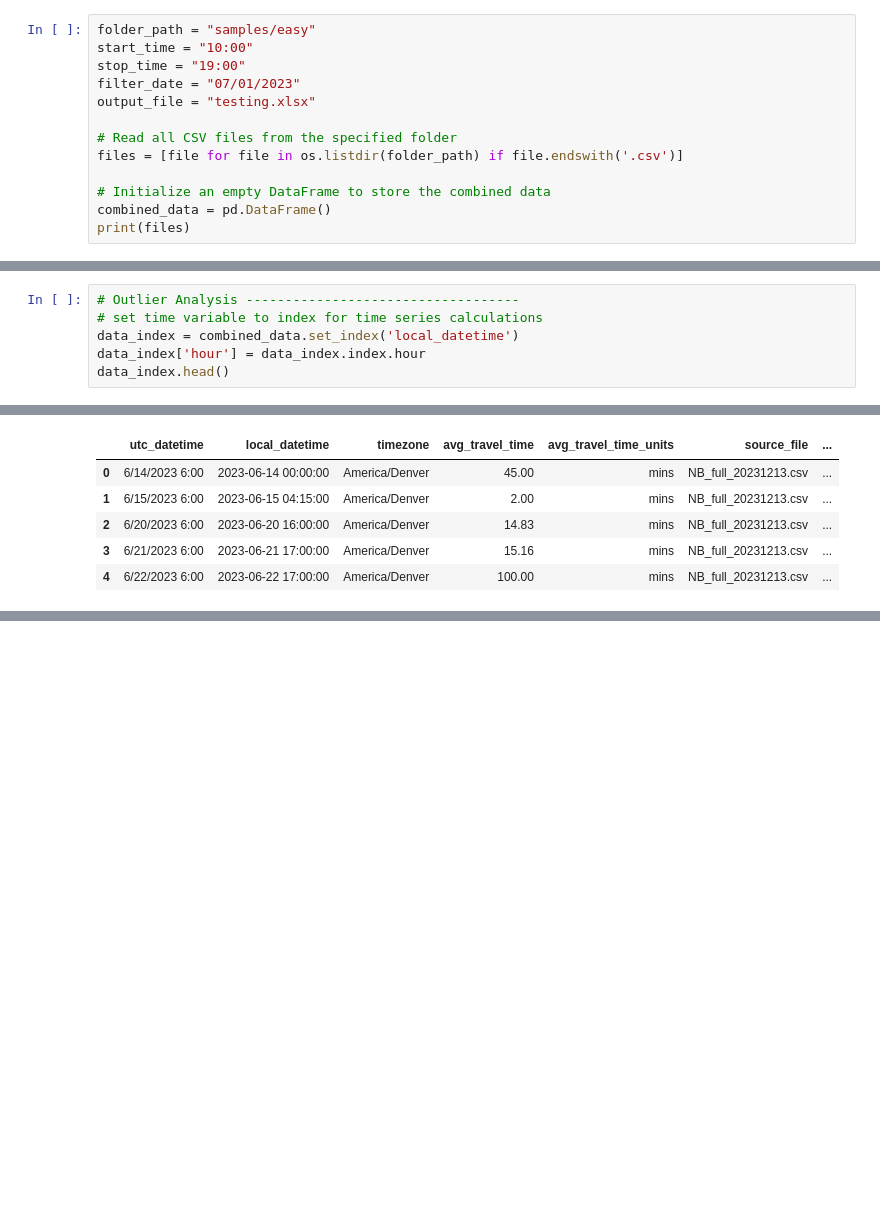
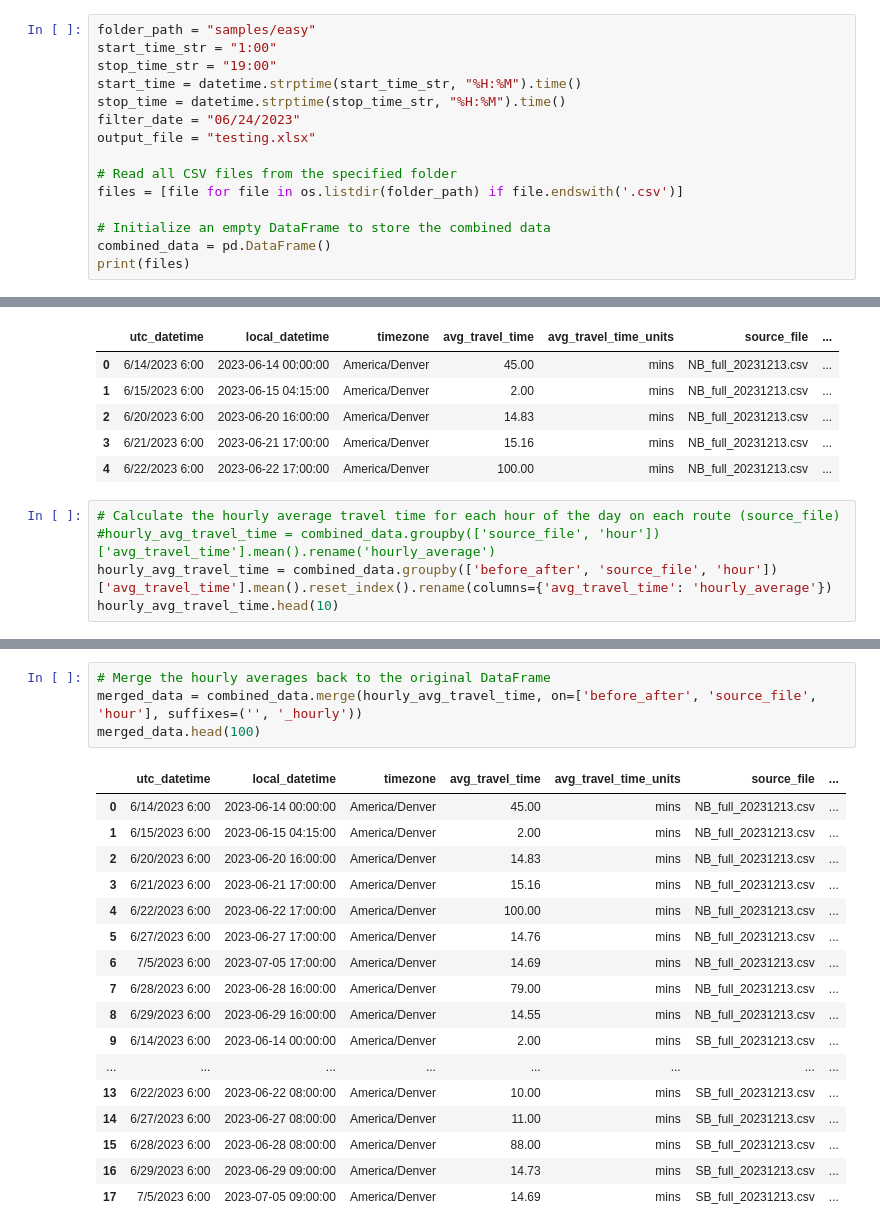
Before and after one commit to natelant/Avenue-Tools, a Jupyter notebook: TravelTimeTool/sandbox-travel_times.ipynb, the cells around one changed output, grey strips where cells are left out. Saved outputs shown, nothing was run; the diff lists cells and outputs as text; blank space fills up the shorter version.

Commit message:
Cleaned the outlier analysis
no need for data_index. filter function was optimized.

```diff
--- a/TravelTimeTool/sandbox-travel_times.ipynb
+++ b/TravelTimeTool/sandbox-travel_times.ipynb
@@ -11,9 +12,11 @@ pd.set_option('display.max_columns', None)
 Hard code the inputs and read in the data.
 # %%
 folder_path = "samples/easy"
-start_time = "10:00"
-stop_time = "19:00"
-filter_date = "07/01/2023"
+start_time_str = "1:00"
+stop_time_str = "19:00"
+start_time = datetime.strptime(start_time_str, "%H:%M").time()
+stop_time = datetime.strptime(stop_time_str, "%H:%M").time()
+filter_date = "06/24/2023"
 output_file = "testing.xlsx"
 
 # Read all CSV files from the specified folder
@@ -58,9 +61,3 @@ combined_data.head()
 | 4 | 6/22/2023 6:00 | 2023-06-22 17:00:00 | America/Denver | 100.00 | mins | NB_full_20231213.csv | ... |
 # %% [markdown]
 At this point, maybe I can avoid the index part...
-# %%
-# Outlier Analysis -----------------------------------
-# set time variable to index for time series calculations
-data_index = combined_data.set_index('local_datetime')
-data_index['hour'] = data_index.index.hour
-data_index.head()
@@ -82,3 +71,8 @@ combined_data.head()
 | 2 | 6/20/2023 6:00 | 2023-06-20 16:00:00 | America/Denver | 14.83 | mins | NB_full_20231213.csv | ... |
 | 3 | 6/21/2023 6:00 | 2023-06-21 17:00:00 | America/Denver | 15.16 | mins | NB_full_20231213.csv | ... |
 | 4 | 6/22/2023 6:00 | 2023-06-22 17:00:00 | America/Denver | 100.00 | mins | NB_full_20231213.csv | ... |
+# %%
+# Calculate the hourly average travel time for each hour of the day on each route (source_file)
+#hourly_avg_travel_time = combined_data.groupby(['source_file', 'hour'])['avg_travel_time'].mean().rename('hourly_average')
+hourly_avg_travel_time = combined_data.groupby(['before_after', 'source_file', 'hour'])['avg_travel_time'].mean().reset_index().rename(columns={'avg_travel_time': 'hourly_average'})
+hourly_avg_travel_time.head(10)
@@ -84,0 +91,22 @@ combined_data.head()
+# %%
+# Merge the hourly averages back to the original DataFrame
+merged_data = combined_data.merge(hourly_avg_travel_time, on=['before_after', 'source_file', 'hour'], suffixes=('', '_hourly'))
+merged_data.head(100)
+# %% [output]
+|  | utc_datetime | local_datetime | timezone | avg_travel_time | avg_travel_time_units | source_file | ... |
+| 0 | 6/14/2023 6:00 | 2023-06-14 00:00:00 | America/Denver | 45.00 | mins | NB_full_20231213.csv | ... |
+| 1 | 6/15/2023 6:00 | 2023-06-15 04:15:00 | America/Denver | 2.00 | mins | NB_full_20231213.csv | ... |
+| 2 | 6/20/2023 6:00 | 2023-06-20 16:00:00 | America/Denver | 14.83 | mins | NB_full_20231213.csv | ... |
+| 3 | 6/21/2023 6:00 | 2023-06-21 17:00:00 | America/Denver | 15.16 | mins | NB_full_20231213.csv | ... |
+| 4 | 6/22/2023 6:00 | 2023-06-22 17:00:00 | America/Denver | 100.00 | mins | NB_full_20231213.csv | ... |
+| 5 | 6/27/2023 6:00 | 2023-06-27 17:00:00 | America/Denver | 14.76 | mins | NB_full_20231213.csv | ... |
+| 6 | 7/5/2023 6:00 | 2023-07-05 17:00:00 | America/Denver | 14.69 | mins | NB_full_20231213.csv | ... |
+| 7 | 6/28/2023 6:00 | 2023-06-28 16:00:00 | America/Denver | 79.00 | mins | NB_full_20231213.csv | ... |
+| 8 | 6/29/2023 6:00 | 2023-06-29 16:00:00 | America/Denver | 14.55 | mins | NB_full_20231213.csv | ... |
+| 9 | 6/14/2023 6:00 | 2023-06-14 00:00:00 | America/Denver | 2.00 | mins | SB_full_20231213.csv | ... |
+| ... | ... | ... | ... | ... | ... | ... | ... |
+| 13 | 6/22/2023 6:00 | 2023-06-22 08:00:00 | America/Denver | 10.00 | mins | SB_full_20231213.csv | ... |
+| 14 | 6/27/2023 6:00 | 2023-06-27 08:00:00 | America/Denver | 11.00 | mins | SB_full_20231213.csv | ... |
+| 15 | 6/28/2023 6:00 | 2023-06-28 08:00:00 | America/Denver | 88.00 | mins | SB_full_20231213.csv | ... |
+| 16 | 6/29/2023 6:00 | 2023-06-29 09:00:00 | America/Denver | 14.73 | mins | SB_full_20231213.csv | ... |
+| 17 | 7/5/2023 6:00 | 2023-07-05 09:00:00 | America/Denver | 14.69 | mins | SB_full_20231213.csv | ... |
```
Also changed, not shown: parts of 8 cells of this notebook, 1 other file.
